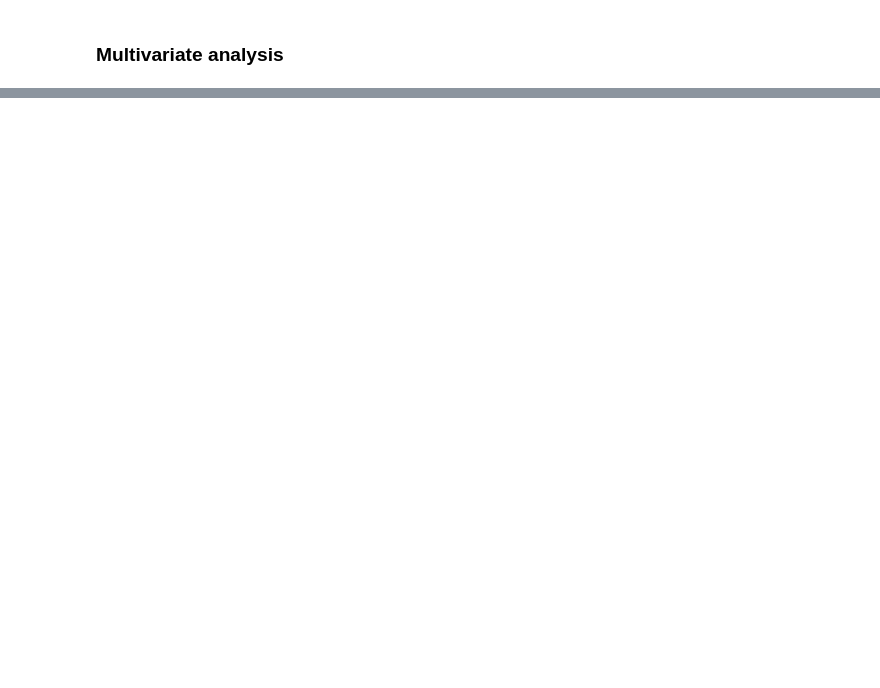
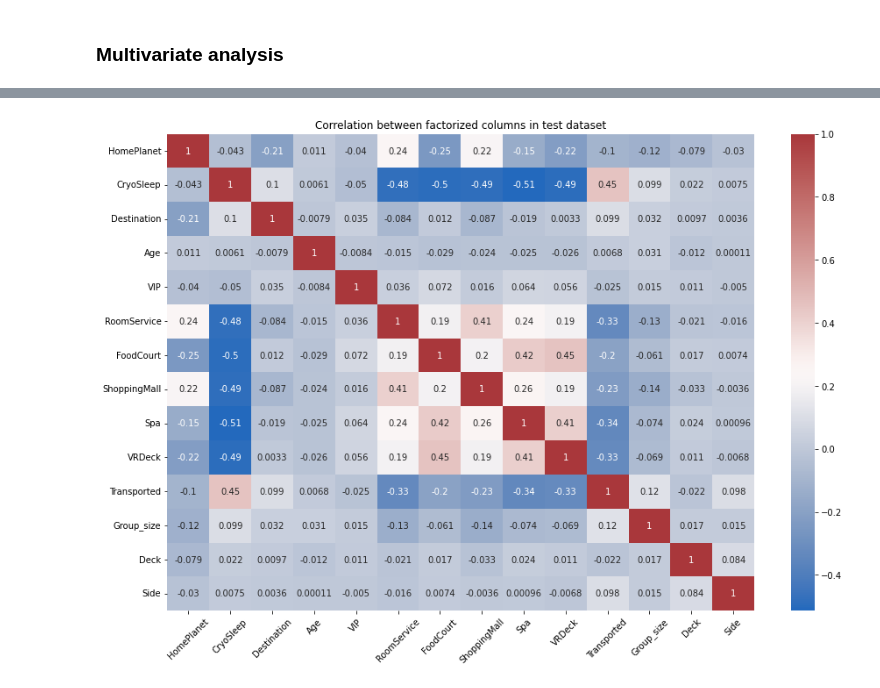
Before and after one commit to ParalogyX/spaceship_titanic, a Jupyter notebook: EDA.ipynb, the cells around one changed output, grey strips where cells are left out. Cells and saved outputs as stored; diff of their text form; code cells hidden in the pictures; blank space fills up the shorter version.

Commit message:
Multivariate analysis goes on.
Tested HomePlanet vs. other variables

```diff
--- a/EDA.ipynb
+++ b/EDA.ipynb
@@ -415,3 +416,6 @@ len(df[(df.duplicated('Name')) & ~df['Name'].isna()])
 20
 # %% [markdown]
 200 passengers didn't indicate their names and 20 of them had full namesakes on the Spaceship
+# %%
+# Split Name for First Name and Last Name
+df[['First_name', 'Last_name']] = df['Name'].str.split(' ', expand=True)
@@ -431,0 +491,5 @@ About half of the passengers were sent to alternate dimension
+# %%
+# Transform some object columns to categorical or boolean
+df = df.astype({'HomePlanet':'category', 'CryoSleep':'bool', 'Destination':'category', 'VIP':'bool', 'Deck':'category', 'Side':'category'})
+# Side will be IsPortSide and boolean - don't do now, not needed for EDA and one-hot encoding will be done later during data preparation for training
+#df['IsPortSide'] = (df['Side'] == 'P')
@@ -431,0 +516,3 @@ About half of the passengers were sent to alternate dimension
+# %%
+# Factorize categorical variables to build correlation matrix for initial correlation estimation
+df_factor=df.drop(['Full_Id', 'Cabin', 'Name', 'GroupId', 'PassengerId', 'Num', 'First_name', 'Last_name'], axis=1).apply(lambda x : pd.factorize(x)[0])+1
@@ -431,0 +551,11 @@ About half of the passengers were sent to alternate dimension
+# %%
+# Use Spearman correlation (https://en.wikipedia.org/wiki/Spearman%27s_rank_correlation_coefficient)
+corr = df_factor.corr(method='spearman')
+plt.figure(figsize=(15,10))
+sns.heatmap(corr, cmap = 'vlag', annot=corr)
+plt.xticks(rotation=45)
+plt.title('Correlation between factorized columns in test dataset')
+plt.show();
+del df_factor
+# %% [output]
+[figure, added]
```
Also changed, not shown: parts of 88 cells of this notebook.
